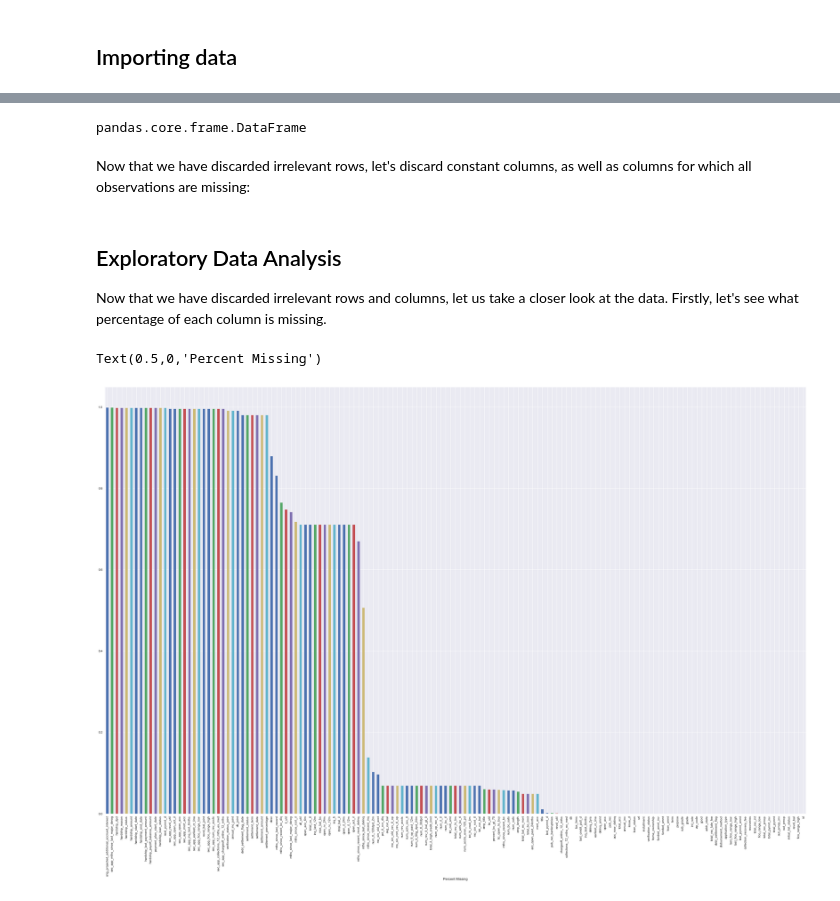
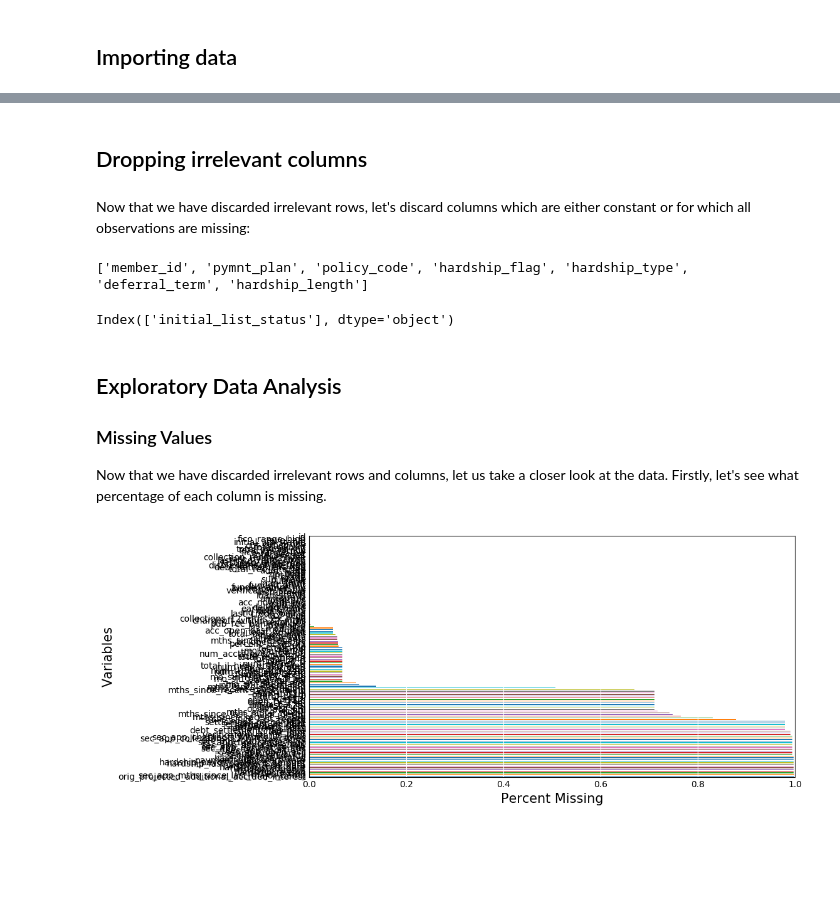
Before and after one commit to tloeber/Springboard, a Jupyter notebook: lending_club_1.ipynb, the cells around one changed output, grey strips where cells are left out. Saved outputs shown, nothing was run; the diff lists cells and outputs as text; code cells hidden in the pictures; blank space fills up the shorter version.

```diff
--- a/lending_club_1.ipynb
+++ b/lending_club_1.ipynb
@@ -79,25 +106,36 @@ all_data.loc[(all_data.loan_status.str.contains('Charged Off', na=False)|(all_da
 # %%
 # Drop loans with indeterminate status
 all_data = all_data.loc[all_data.good.notnull(),:]
-# %%
-type(all_data)
-# %% [output]
-pandas.core.frame.DataFrame
+# %% [markdown]
+## Dropping irrelevant columns
 # %% [markdown]
-Now that we have discarded irrelevant rows, let's discard constant columns, as well as columns for which all observations are missing:
+Now that we have discarded irrelevant rows, let's discard columns which are either constant or for which all observations are missing:
 # %%
 # Find columns with 0 or 1 unique values
 constant_or_missing = [col for col in all_data.columns if all_data.loc[:,col].value_counts().shape[0]<=1]
+print(constant_or_missing)
 
 # Delete those columns
 all_data = all_data.drop(constant_or_missing, axis=1)
+# %% [output]
+['member_id', 'pymnt_plan', 'policy_code', 'hardship_flag', 'hardship_type', 'deferral_term', 'hardship_length']
+# %%
+all_data.columns[all_data.columns.str.contains("list", case=False)]
+# %% [output]
+Index(['initial_list_status'], dtype='object')
 # %% [markdown]
 ## Exploratory Data Analysis
+### Missing Values
 Now that we have discarded irrelevant rows and columns, let us take a closer look at the data. Firstly, let's see what percentage of each column is missing.
-# %%
-fig, ax = plt.subplots(figsize=(40, 25))
-(all_data.isnull().sum()/all_data.shape[0]).sort_values(ascending=False).plot(kind="bar")
-ax.set_xlabel('Percent Missing')
-# %% [output]
-Text(0.5,0,'Percent Missing')
-[figure, removed]
+# %%
+missing = (all_data.isnull().sum()/all_data.shape[0]).sort_values(ascending=False)
+missing.plot(kind="barh", figsize=(10, 5))
+plt.xlim(0, 1)
+plt.xlabel('Percent Missing', fontsize=15)
+plt.ylabel('Variables', fontsize=15)
+plt.tick_params(labelsize=10, length=0)
+plt.grid(color="white", axis='x')
+# sns.despine()
+plt.show()
+# %% [output]
+[figure, added]
```
Also changed, not shown: parts of 14 cells of this notebook.
